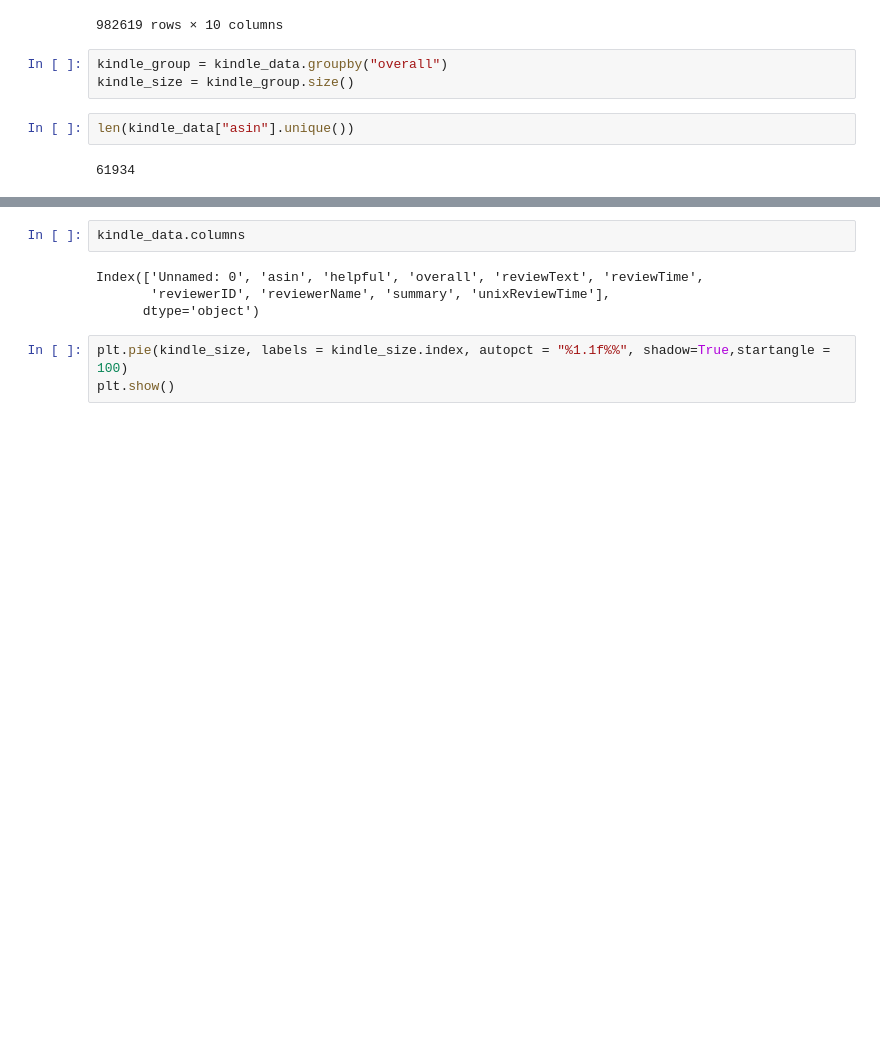
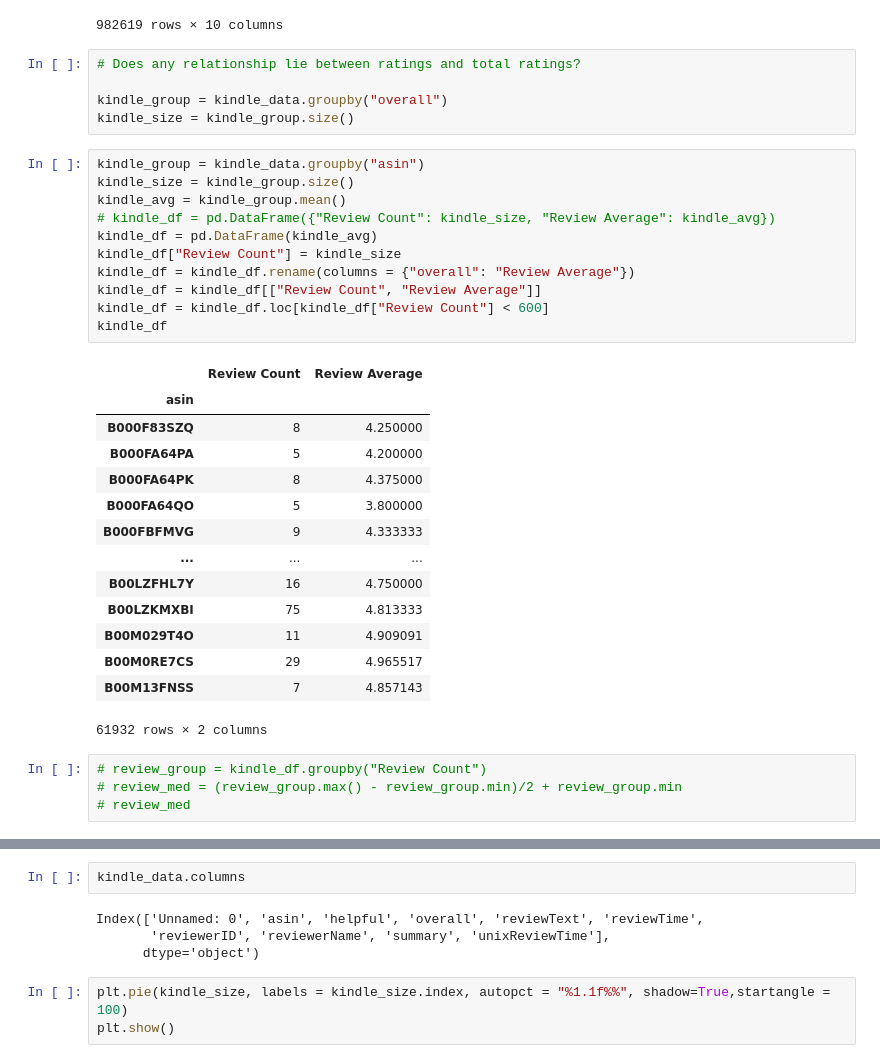
Before and after one commit to JoshSniderman/Merge, a Jupyter notebook: AmazonBooks.ipynb, the cells around one changed output, grey strips where cells are left out. Saved outputs shown, nothing was run; the diff lists cells and outputs as text; blank space fills up the shorter version.

```diff
--- a/AmazonBooks.ipynb
+++ b/AmazonBooks.ipynb
@@ -25,9 +25,37 @@ kindle_data
 | 982618 | 982618 | B00M13FNSS | [2, 2] | 5 | This book was everything. I just ... | 07 23, 2014 | A2NRGE3CSFY2TQ | Yo | Great read.hands down #5star hit | ... |
 982619 rows × 10 columns
 # %%
+# Does any relationship lie between ratings and total ratings?
+
 kindle_group = kindle_data.groupby("overall")
 kindle_size = kindle_group.size()
-# %%
-len(kindle_data["asin"].unique())
-# %% [output]
-61934
+# %%
+kindle_group = kindle_data.groupby("asin")
+kindle_size = kindle_group.size()
+kindle_avg = kindle_group.mean()
+# kindle_df = pd.DataFrame({"Review Count": kindle_size, "Review Average": kindle_avg})
+kindle_df = pd.DataFrame(kindle_avg)
+kindle_df["Review Count"] = kindle_size
+kindle_df = kindle_df.rename(columns = {"overall": "Review Average"})
+kindle_df = kindle_df[["Review Count", "Review Average"]]
+kindle_df = kindle_df.loc[kindle_df["Review Count"] < 600]
+kindle_df
+# %% [output]
+|  | Review Count | Review Average |
+| asin |  |  |
+| B000F83SZQ | 8 | 4.250000 |
+| B000FA64PA | 5 | 4.200000 |
+| B000FA64PK | 8 | 4.375000 |
+| B000FA64QO | 5 | 3.800000 |
+| B000FBFMVG | 9 | 4.333333 |
+| ... | ... | ... |
+| B00LZFHL7Y | 16 | 4.750000 |
+| B00LZKMXBI | 75 | 4.813333 |
+| B00M029T4O | 11 | 4.909091 |
+| B00M0RE7CS | 29 | 4.965517 |
+| B00M13FNSS | 7 | 4.857143 |
+61932 rows × 2 columns
+# %%
+# review_group = kindle_df.groupby("Review Count")
+# review_med = (review_group.max() - review_group.min)/2 + review_group.min
+# review_med
```
Also changed, not shown: parts of 2 cells of this notebook, 1 other file.
